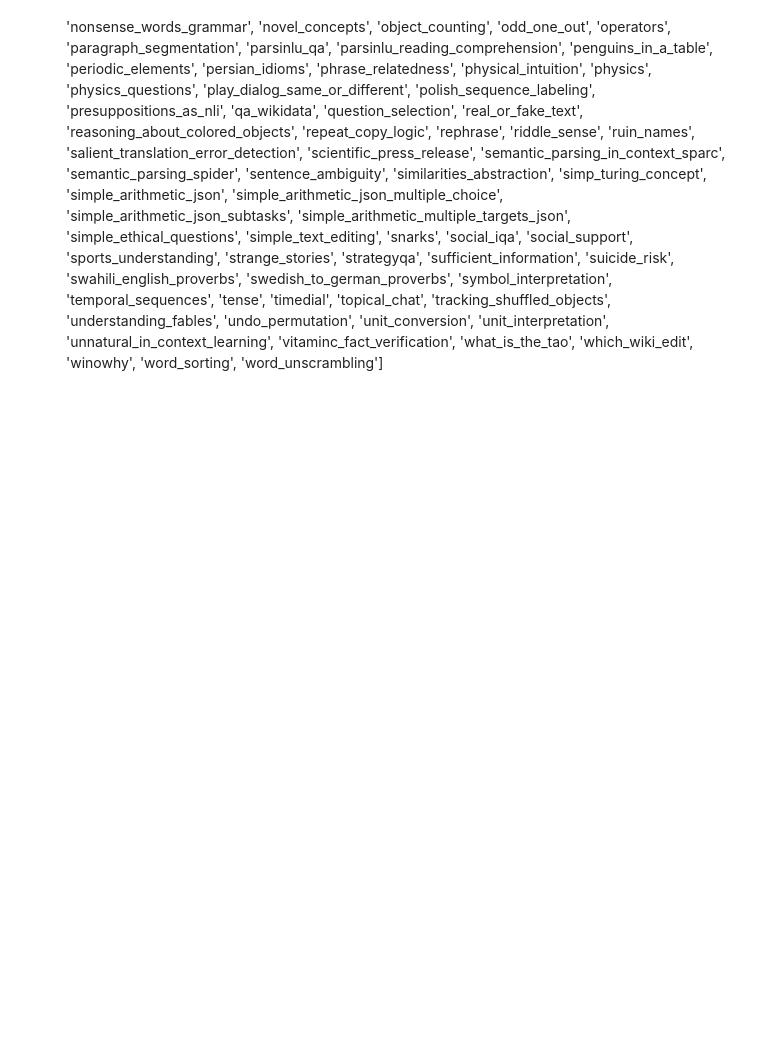
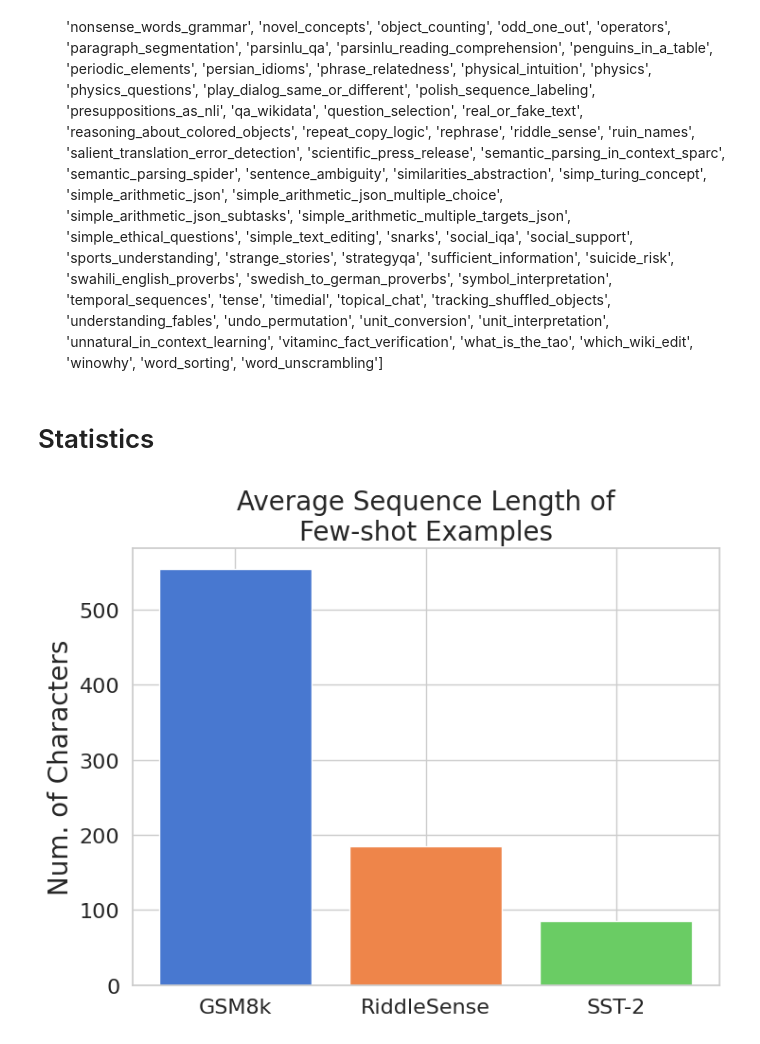
Before and after one commit to runamu/sysproj_icl_cache, a Jupyter notebook: dataset_analysis.ipynb, the cells around one changed output. Saved outputs shown, nothing was run; the diff lists cells and outputs as text; code cells hidden in the pictures; blank space fills up the shorter version.

Commit message:
Draw plots

```diff
--- a/dataset_analysis.ipynb
+++ b/dataset_analysis.ipynb
@@ -437,3 +437,31 @@ try:
 
 except Exception as e:
     print(f"An error occurred: {str(e)}")
+# %% [markdown]
+# Statistics
+# %%
+import matplotlib.pyplot as plt
+import seaborn as sns
+
+# Apply Seaborn theme
+sns.set_theme(style="whitegrid")
+
+# Data for the bar chart
+categories = ['GSM8k', 'RiddleSense', 'SST-2', ] # 'csqa',
+values = [554.20, 185.10, 85.30] # 184.80,
+
+# Create the bar chart
+plt.figure(figsize=(8, 6))
+plt.bar(categories, values, color=sns.color_palette("muted"))
+
+# Add labels and title
+plt.title('Average Sequence Length of\nFew-shot Examples', fontsize=20)
+# plt.xlabel('Categories', fontsize=12)
+plt.ylabel('Num. of Characters', fontsize=20)
+plt.xticks(fontsize=16)
+plt.yticks(fontsize=16)
+
+# Show the plot
+plt.show()
+# %% [output]
+[figure, added]
```
Also changed, not shown: parts of 6 cells of this notebook, 2 other files.
